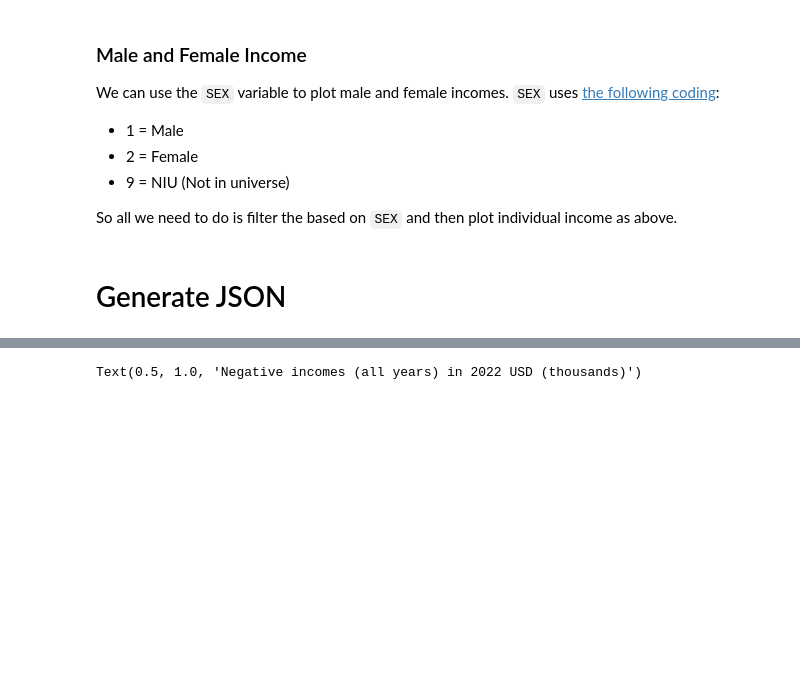
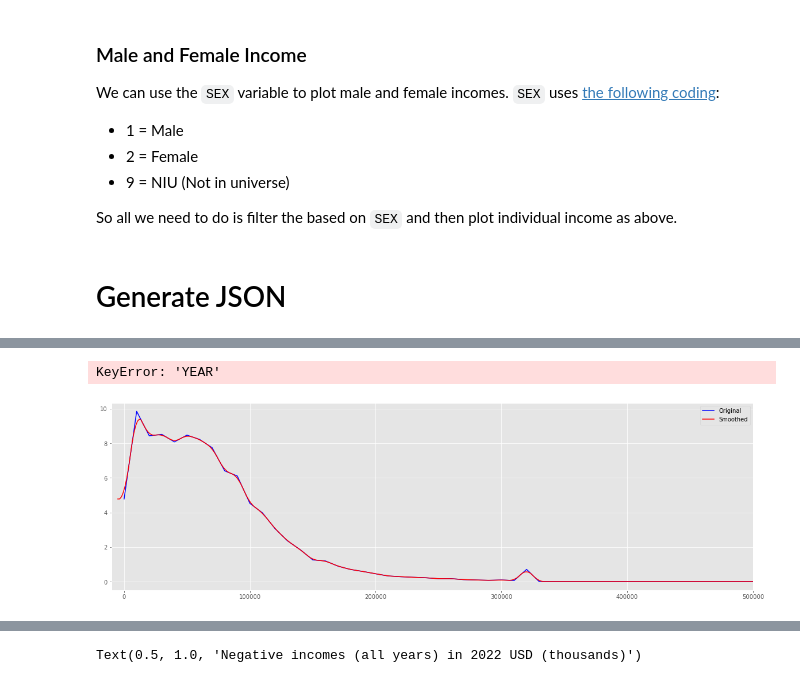
Before and after one commit to hamishhuggard/us-income-visualisations, a Jupyter notebook: create-animations.ipynb, the cells around one changed output, grey strips where cells are left out. Drawn from its saved outputs; the diff is of its cells as text; code cells hidden in the pictures; blank space fills up the shorter version.

Commit message:
Smoothing and styling the reference line

```diff
--- a/create-animations.ipynb
+++ b/create-animations.ipynb
@@ -452,9 +464,11 @@ def get_distplot_json(
     y_upper_lim = math.ceil(y_upper_lim/2)*2 # round up to even integer
 
     return {
-        "binsX": bin_edges[:-1],
+        "binsX": [ x_axis_stretch(x) for x in bin_edges[:-1] ],
         "years": sorted(values_dict.keys()),
         "values": values_dict,
         "quartiles": [quartiles_dict[year] for year in sorted(values_dict.keys())],
         "yLimits": [0, y_upper_lim]
+        'labels': ['$0k', '$50k', '$100k', '$150k', '$200k', '$250k', '$500k', '$1M'],
+        'labelsX': [ x_axis_stretch(x) for x in [0, 50e3, 100e3, 150e3, 200e3, 250e3, 500e3, 1e6] ]
     }
@@ -480,0 +475,3 @@ def x_axis_stretch(x):
+# %%
+years = range(1973, 2024, 1)
+bin_edges = list(range(0, int(1.5e6 + 1), 10_000))
@@ -481,22 +517,39 @@ def x_axis_stretch(x):
 # %%
-years = range(1973, 2024, 1)
-
-json_data = get_distplot_json(
+household_json = get_distplot_json(
     data=household_data,
     income_col='HHINCOME22',
     year_col='YEAR',
     min_income=0,
     weights_col='ASECWTH',
     years=years,
-    bin_edges=list(range(0, int(1.5e6 + 1), 10_000)) + [np.inf]
+    bin_edges=bin_edges+[np.inf]
 )
 
-json_data['labels'] = ['$0k', '$50k', '$100k', '$150k', '$200k', '$250k', '$500k', '$1M']
-json_data['labelsX'] = [0, 50e3, 100e3, 150e3, 200e3, 250e3, 500e3, 1e6]
-json_data['binsX'] = [ x_axis_stretch(x) for x in json_data['binsX'] ]
-json_data['labelsX'] = [ x_axis_stretch(x) for x in json_data['labelsX'] ]
-json_data['title'] = "Household Income in 2022 dollars (% of households)"
+household_json['title'] = "Household Income in 2022 dollars (% of households)"
+
+household_json = add_and_plot_reference_line(household_json, window_size=6)
 
 with open('./webpage/household.json', 'w') as f:
-    json.dump(json_data, f, indent=4)
+    json.dump(household_json, f, indent=4)
+# %% [output]
+KeyError: 'YEAR'
+# %%
+individual_json = get_distplot_json(
+    data=data,
+    income_col='INCTOT22',
+    year_col='YEAR',
+    weights_col='ASECWT',
+    min_income=0,
+    years=years,
+    bin_edges=bin_edges+[np.inf]
+)
+
+individual_json['title'] = "Individual Income in 2022 dollars (% of individuals)"
+
+individual_json = add_and_plot_reference_line(individual_json)
+
+with open('./webpage/individual.json', 'w') as f:
+    json.dump(individual_json, f, indent=4)
+# %% [output]
+[figure, added]
 # %%
```
Also changed, not shown: parts of 22 cells of this notebook, 6 other files.
